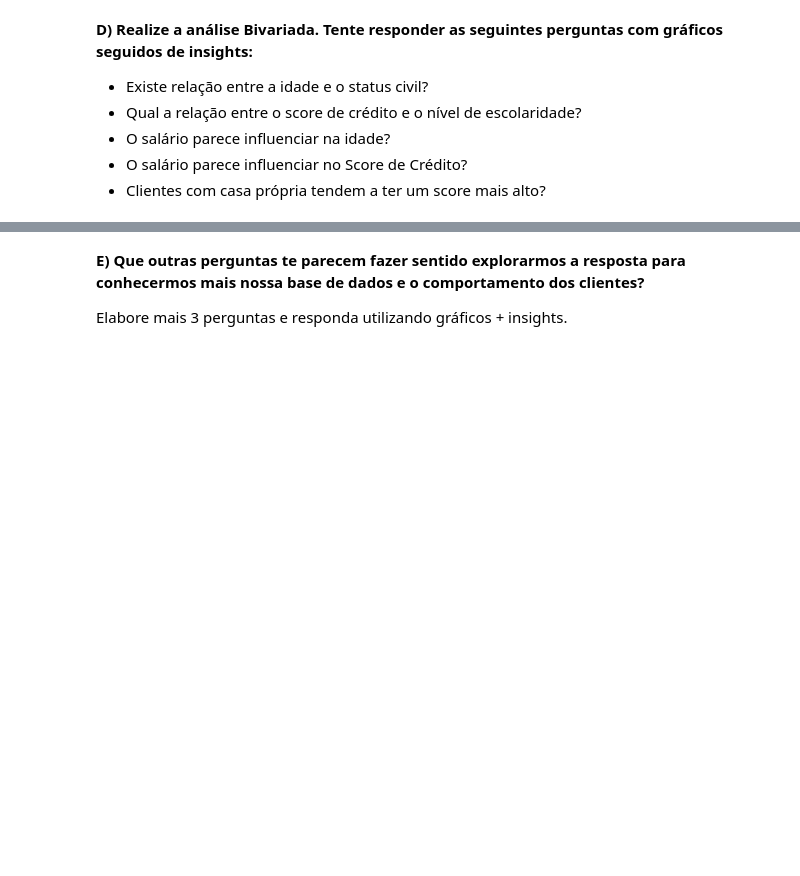
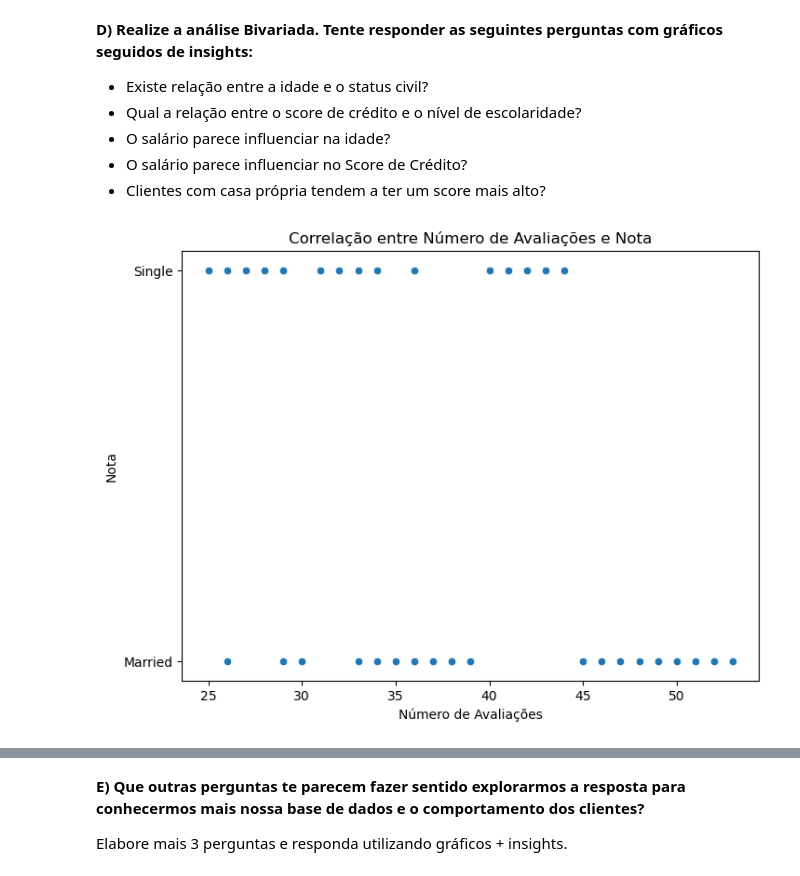
Before and after one commit to ramoneirao/ciencia-de-dados, a Jupyter notebook: Praticando/Modulo 17/Profissao Cientista de Dados M17 Projeto.ipynb, the cells around one changed output, grey strips where cells are left out. Saved outputs shown, nothing was run; the diff lists cells and outputs as text; code cells hidden in the pictures; blank space fills up the shorter version.

```diff
--- a/Praticando/Modulo 17/Profissao Cientista de Dados M17 Projeto.ipynb
+++ b/Praticando/Modulo 17/Profissao Cientista de Dados M17 Projeto.ipynb
@@ -58,3 +73,10 @@ Legenda dos dados:
+# %%
+# Retirando o ',00' de Income
+df['Income'] = df['Income'].str.replace(',00','')
+df['Income'] = df['Income'].str.replace('.','')
+
+# Transformando Income de object para int
+df['Income'] = df['Income'].astype(int)
 # %% [markdown]
 **B) Verifique se temos colunas com dados faltantes.
 Caso existam colunas com dados faltantes faça o tratamento desses dados, excluindo ou substituindo esses valores. Justifique sua escolha.**
@@ -62,0 +105,3 @@ Caso existam colunas com dados faltantes faça o tratamento desses dados, exclui
+# %%
+# Mudando os valores nulos pela mediana
+df['Age'].fillna(df['Age'].median(), inplace=True)
@@ -94,0 +228,10 @@ Tente responder as seguintes perguntas com gráficos seguidos de insights:**
+# %%
+# Idade e Status Civil
+plt.figure(figsize=(8,6))
+sns.scatterplot(x=df['Age'], y=df['Marital Status'])
+plt.title("Correlação entre Número de Avaliações e Nota")
+plt.xlabel("Número de Avaliações")
+plt.ylabel("Nota")
+plt.show()
+# %% [output]
+[figure, added]
```
Also changed, not shown: parts of 71 cells of this notebook.
